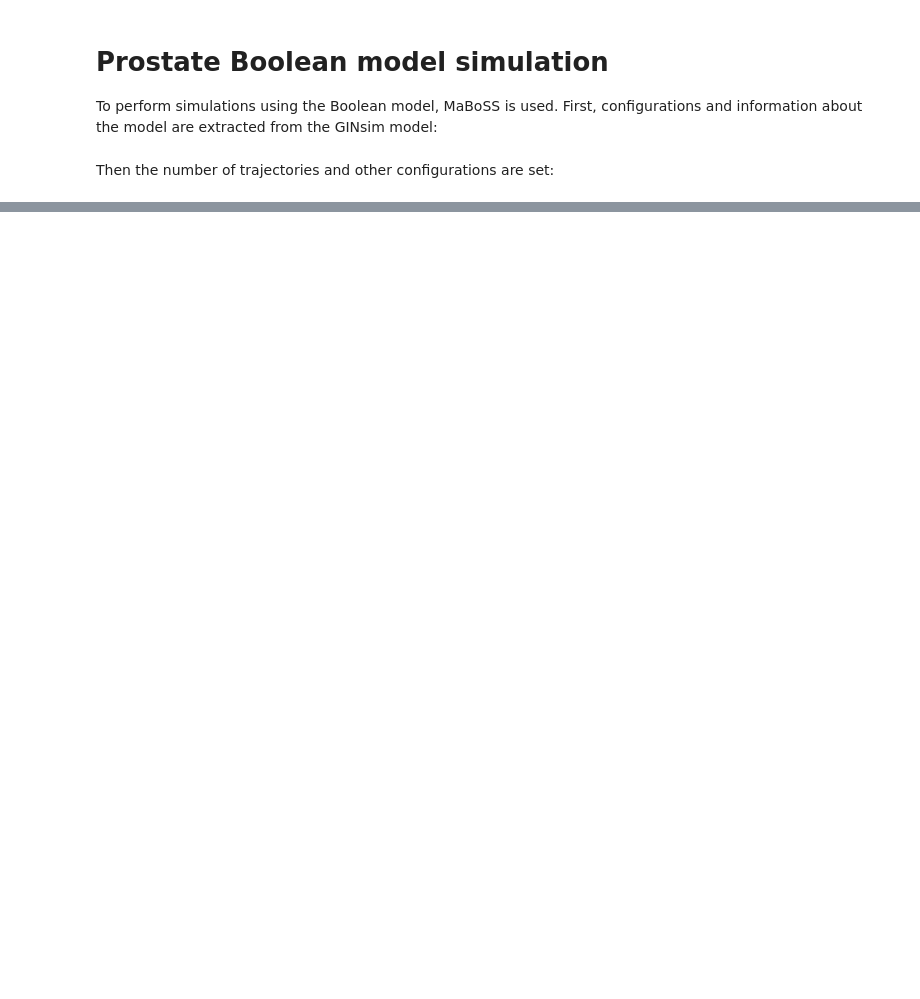
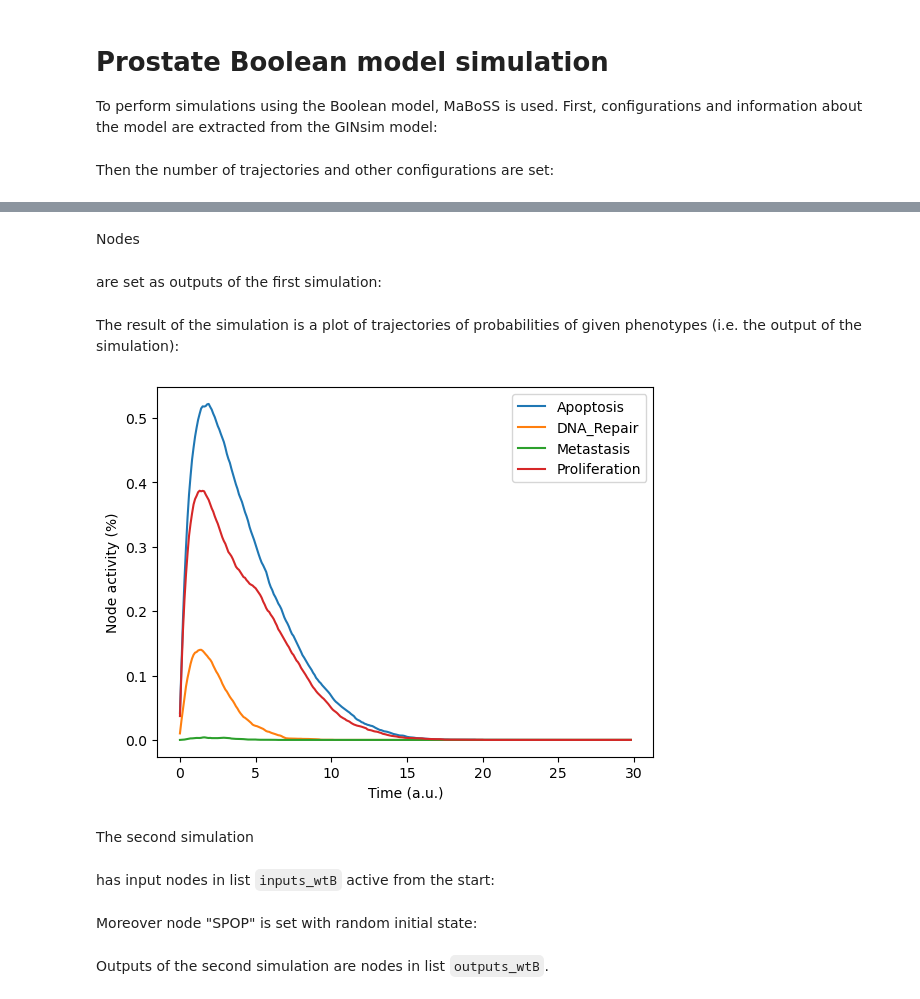
Before and after one commit to mirasac/intrdata, a Jupyter notebook: first/Marco_Casari_first_part.ipynb, the cells around one changed output, grey strips where cells are left out. Cells and saved outputs as stored; diff of their text form; code cells hidden in the pictures; blank space fills up the shorter version.

Commit message:
Plot figure 3
Some differences are still present with the article.
CFG and BND files are equal to the reference notebook.

```diff
--- a/first/Marco_Casari_first_part.ipynb
+++ b/first/Marco_Casari_first_part.ipynb
@@ -260,0 +212,9 @@ maboss_wt_result.get_nodes_probtraj().plot(
+# %%
+maboss_model.update_parameters(
+    time_tick=0.1,
+    max_time=30,
+    sample_count=5000,
+    discrete_time=False,
+    use_physrandgen=True,
+    seed_pseudorandom=0
+)
@@ -260,0 +228,32 @@ maboss_wt_result.get_nodes_probtraj().plot(
+# %%
+maboss_wtA_model = maboss_model.copy()
+
+for node in maboss_wtA_model.network:
+    maboss_wtA_model.network.set_istate(node, [0.5, 0.5])
+
+nodes_zero_wtA = df_nodes_pathways.loc[
+    (df_nodes_pathways["pathway"] == "Input") | (df_nodes_pathways["pathway"] == "Output")
+]["node"].tolist()
+for node in nodes_zero_wtA:
+    maboss_wtA_model.network.set_istate(node, [1, 0])
+# %% [markdown]
+Nodes
+# %%
+outputs_wtA = ["Apoptosis", "DNA_Repair", "Metastasis", "Proliferation"]
+# %% [markdown]
+are set as outputs of the first simulation:
+# %%
+maboss_wtA_model.network.set_output(outputs_wtA)
+# %% [markdown]
+The result of the simulation is a plot of trajectories of probabilities of given phenotypes (i.e. the output of the simulation):
+# %%
+maboss_wtA_result = maboss_wtA_model.run()
+
+maboss_wtA_result.get_nodes_probtraj().plot(
+    legend=True,
+    xlabel="Time (a.u.)",
+    ylabel="Node activity (%)"
+)
+plt.savefig("3A.pdf")
+# %% [output]
+[figure, added]
@@ -260,0 +265,2 @@ maboss_wt_result.get_nodes_probtraj().plot(
+# %% [markdown]
+The second simulation
@@ -260,0 +269,2 @@ maboss_wt_result.get_nodes_probtraj().plot(
+# %% [markdown]
+has input nodes in list `inputs_wtB` active from the start:
@@ -260,0 +276,2 @@ maboss_wt_result.get_nodes_probtraj().plot(
+# %% [markdown]
+Moreover node "SPOP" is set with random initial state:
@@ -260,0 +280,2 @@ maboss_wt_result.get_nodes_probtraj().plot(
+# %% [markdown]
+Outputs of the second simulation are nodes in list `outputs_wtB`.
```
Also changed, not shown: parts of 31 cells of this notebook, 3 other files.
